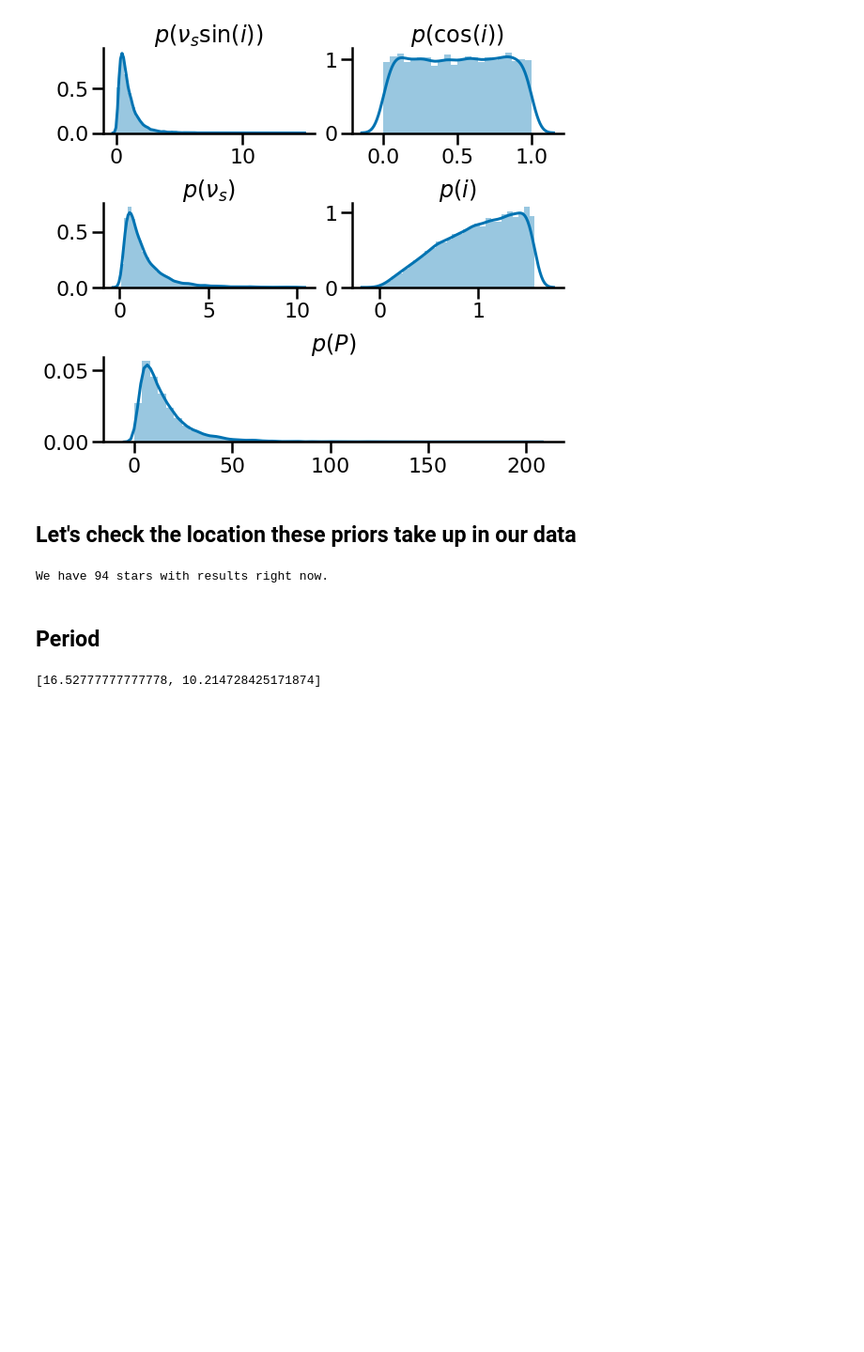
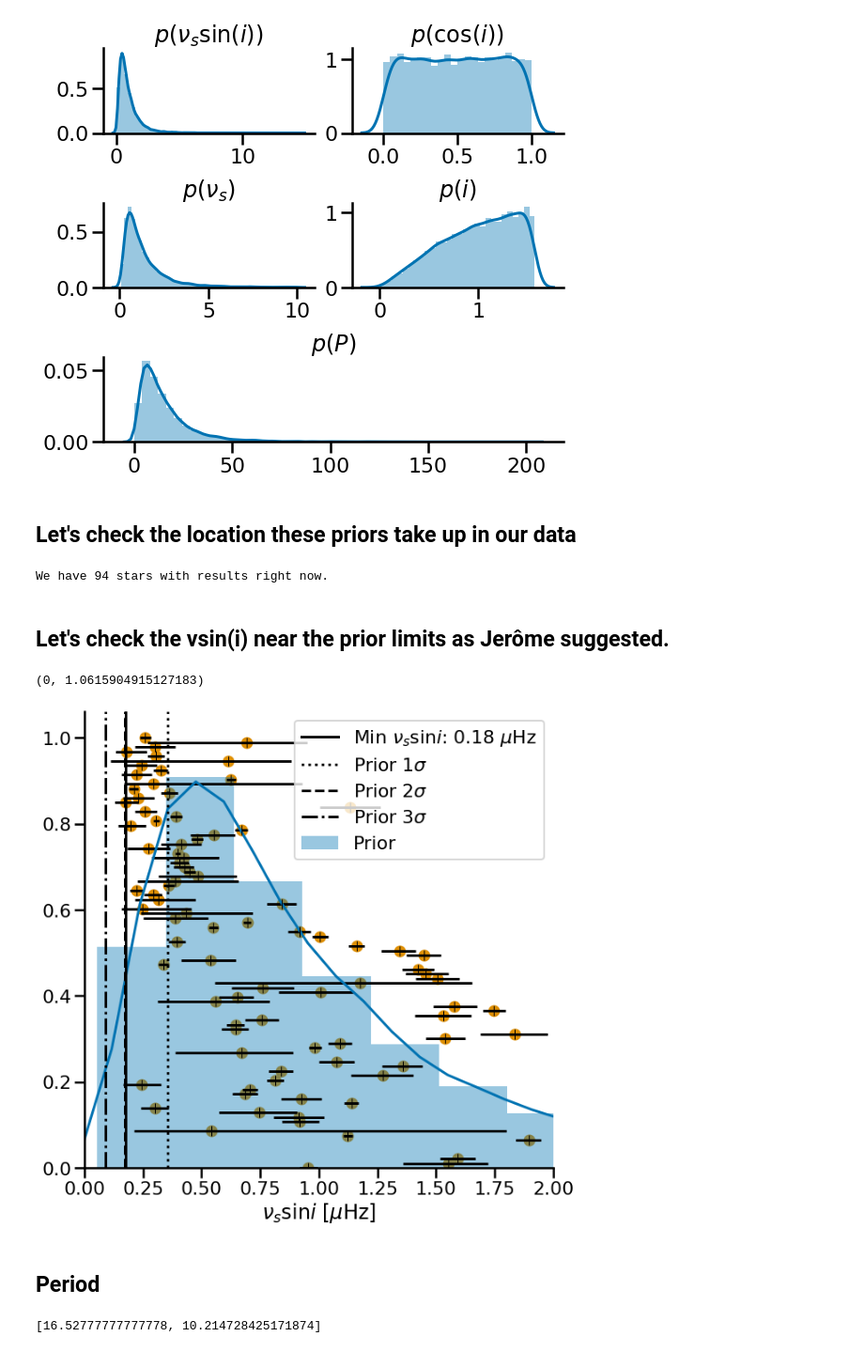
Before and after one commit to ojhall94/malatium, a Jupyter notebook: code/scripts/prior_checks.ipynb, the cells around one changed output. Shown at 94% size. Drawn from its saved outputs; the diff is of its cells as text; code cells hidden in the pictures; blank space fills up the shorter version.

Commit message:
Did a check of priors

```diff
--- a/code/scripts/prior_checks.ipynb
+++ b/code/scripts/prior_checks.ipynb
@@ -76,6 +76,32 @@ ati.reset_index(drop=True, inplace=True)
 print(f'We have {len(ati)} stars with results right now.')
 # %% [output]
 We have 94 stars with results right now.
+# %% [markdown]
+## Let's check the vsin(i) near the prior limits as Jerôme suggested.
+# %%
+fig = plt.figure(figsize=(10, 10))
+sns.distplot(xsplit, label='Prior')
+y = np.linspace(0, 1, len(ati))
+
+plt.scatter(np.nan, np.nan)
+plt.scatter(ati['nus*'], y)
+plt.errorbar(ati['nus*'], y, xerr=[ati['l_nus*'], ati['u_nus*']], fmt='|', c='k')
+
+plt.xlim(0, 2)
+plt.axvline(ati['nus*'].min(), c='k', label=rf'Min $\nu_s\sini$: {ati["nus*"].min():.2f} $\mu$Hz')
+l3, l2, l1 = np.nanpercentile(xsplit, [0.2, 2.3, 15.9])
+plt.axvline(l1, c='k', ls=':', label=rf'Prior $1\sigma$')
+plt.axvline(l2, c='k', ls='--', label=rf'Prior $2\sigma$')
+plt.axvline(l3, c='k', ls='-.', label=rf'Prior $3\sigma$')
+plt.legend(loc='upper right')
+plt.xlabel(r'$\nu_s\sini$ [$\mu$Hz]')
+# plt.title(fr'Minimum $\nu_s$ measured: {ati["nus*"].min():.2f} $\mu$Hz')
+sns.despine()
+plt.xlim(0)
+plt.ylim(0)
+# %% [output]
+(0, 1.0615904915127183)
+[figure, added]
 # %% [markdown]
 ## Period
 # %%
```
Also changed, not shown: 2 other files.
